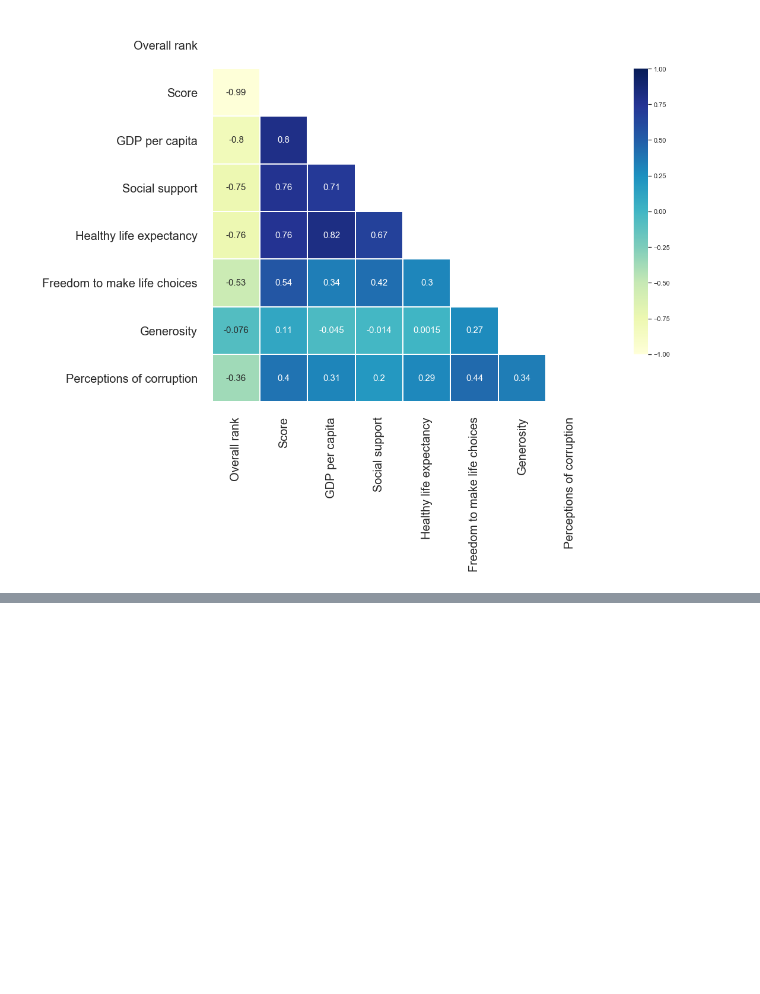
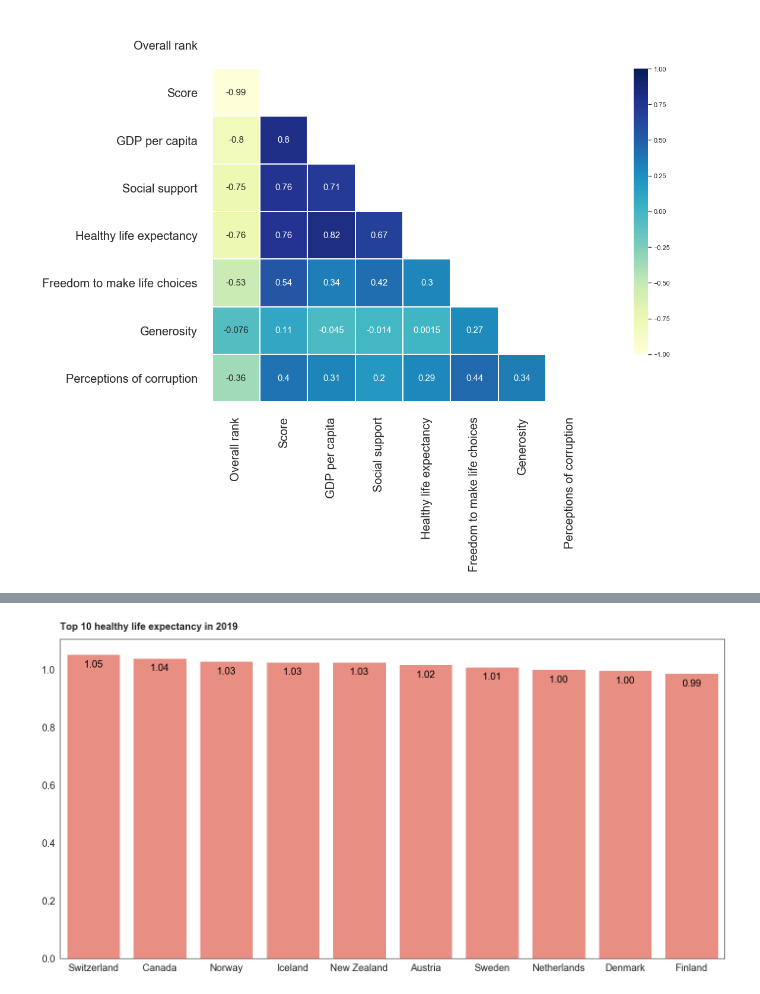
Before and after one commit to Empanator/World_Happiness_Report, a Jupyter notebook: World Happiness Report.ipynb, the cells around one changed output, grey strips where cells are left out. Drawn from its saved outputs; the diff is of its cells as text; code cells hidden in the pictures; blank space fills up the shorter version.

```diff
--- a/World Happiness Report.ipynb
+++ b/World Happiness Report.ipynb
@@ -168,0 +168,5 @@ plt.show()
+# %%
+df_2019_10 = df_2019.head(10)
+
+df_2019_10_sorted = df_2019_10.sort_values(by = 'Healthy life expectancy', ascending = False)
+df_2019_10_sorted
@@ -168,0 +186,23 @@ plt.show()
+# %%
+plt.figure(figsize = (20, 10))
+plt.xticks(fontsize = 20)
+plt.yticks(fontsize = 20)
+plt.tight_layout()
+
+ax = sns.barplot(x = df_2019_10_sorted['Country or region'],
+                 y = df_2019_10_sorted['Healthy life expectancy'],
+                 orient = 'v', color = 'salmon')
+
+for p in ax.patches:
+    ax.annotate('%.2f' % p.get_height(), (p.get_x() + p.get_width()/2, p.get_height()),
+    ha = 'center', va = 'center', fontsize = 20, color = 'black', xytext = (0, -20),
+    textcoords = 'offset points')
+
+ax.set_title('Top 10 healthy life expectancy in 2019', loc = 'left',
+             weight = 'bold', fontsize = 20, pad = 20)
+ax.set_xlabel('')
+ax.set_ylabel('')
+ax.tick_params(axis = 'both', length = 0, pad = 10)
+plt.show()
+# %% [output]
+[figure, added]
```
Also changed, not shown: parts of 15 cells of this notebook.
